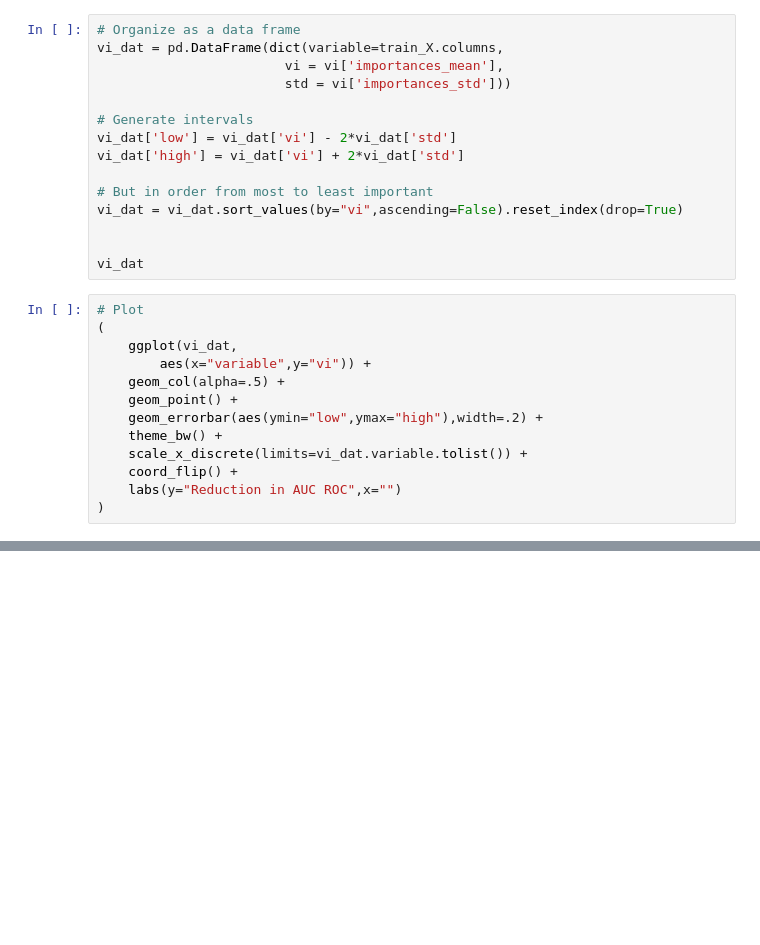
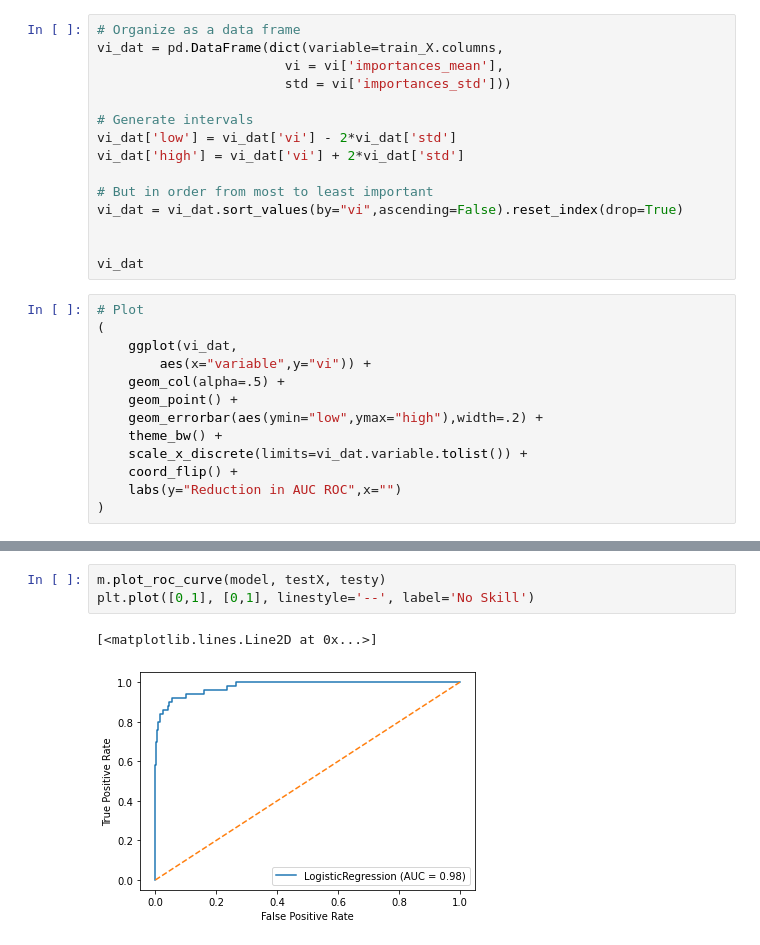
Before and after one commit to tliptrot/ML-repression-study, a Jupyter notebook: Function.ipynb, the cells around one changed output, grey strips where cells are left out. Cells and saved outputs as stored; diff of their text form; blank space fills up the shorter version.

```diff
--- a/Function.ipynb
+++ b/Function.ipynb
@@ -435,0 +931,6 @@ vi_dat
+# %%
+m.plot_roc_curve(model, testX, testy)
+plt.plot([0,1], [0,1], linestyle='--', label='No Skill')
+# %% [output]
+[<matplotlib.lines.Line2D at 0x...>]
+[figure, added]
```
Also changed, not shown: parts of 87 cells of this notebook.
